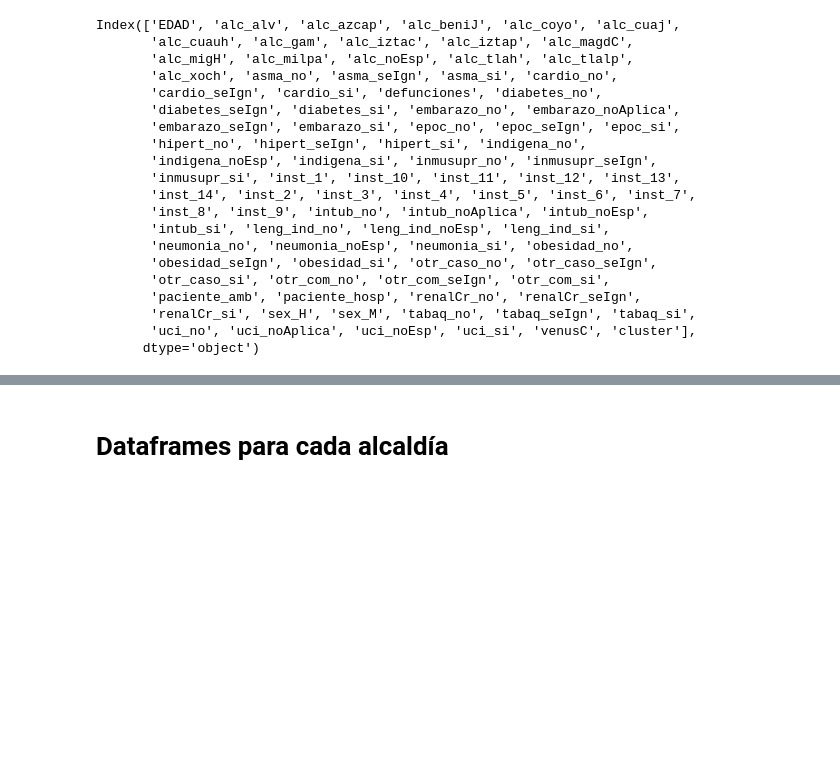
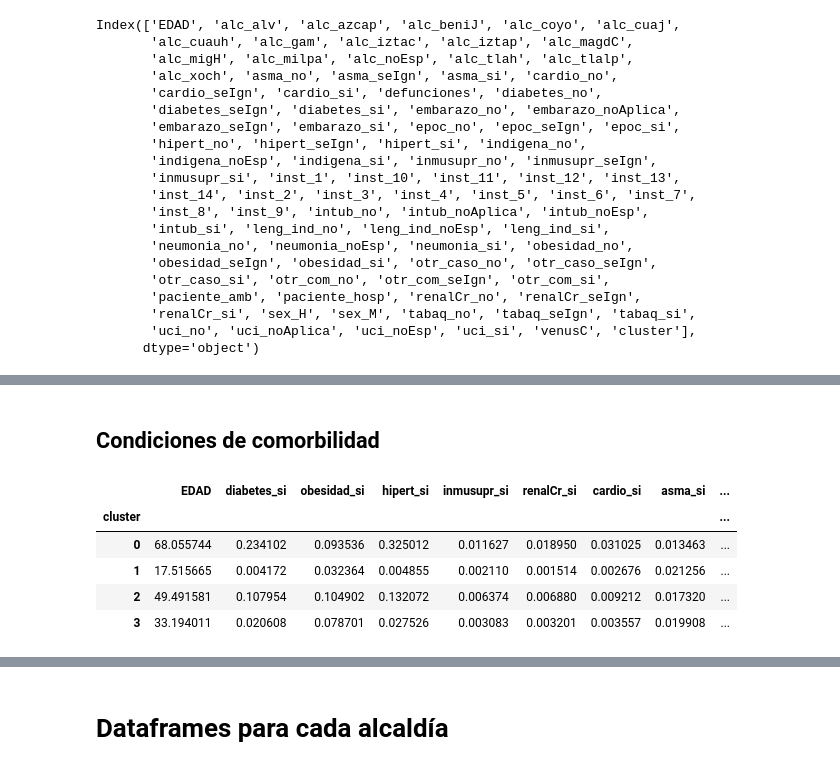
Before and after one commit to MauricioTellezNava/viropolitica_poblacionCDMX, a Jupyter notebook: maquetando_v2.ipynb, the cells around one changed output, grey strips where cells are left out. Cells and saved outputs as stored; diff of their text form; code cells hidden in the pictures; blank space fills up the shorter version.

```diff
--- a/maquetando_v2.ipynb
+++ b/maquetando_v2.ipynb
@@ -113,0 +130,11 @@ Index(['EDAD', 'alc_alv', 'alc_azcap', 'alc_beniJ', 'alc_coyo', 'alc_cuaj',
+# %% [markdown]
+## Condiciones de comorbilidad
+# %%
+X_pivot[["EDAD",  "diabetes_si", "obesidad_si", "hipert_si", "inmusupr_si", "renalCr_si", "cardio_si", "asma_si", "neumonia_si", "epoc_si", "tabaq_si"]]
+# %% [output]
+|  | EDAD | diabetes_si | obesidad_si | hipert_si | inmusupr_si | renalCr_si | cardio_si | asma_si | ... |
+| cluster |  |  |  |  |  |  |  |  | ... |
+| 0 | 68.055744 | 0.234102 | 0.093536 | 0.325012 | 0.011627 | 0.018950 | 0.031025 | 0.013463 | ... |
+| 1 | 17.515665 | 0.004172 | 0.032364 | 0.004855 | 0.002110 | 0.001514 | 0.002676 | 0.021256 | ... |
+| 2 | 49.491581 | 0.107954 | 0.104902 | 0.132072 | 0.006374 | 0.006880 | 0.009212 | 0.017320 | ... |
+| 3 | 33.194011 | 0.020608 | 0.078701 | 0.027526 | 0.003083 | 0.003201 | 0.003557 | 0.019908 | ... |
```
Also changed, not shown: parts of 10 cells of this notebook.
